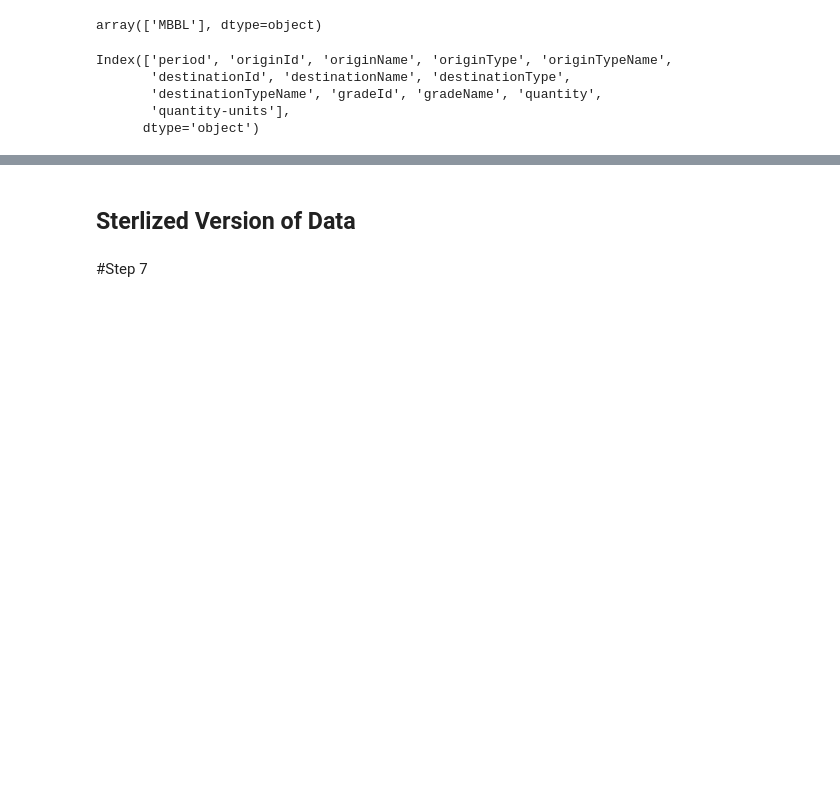
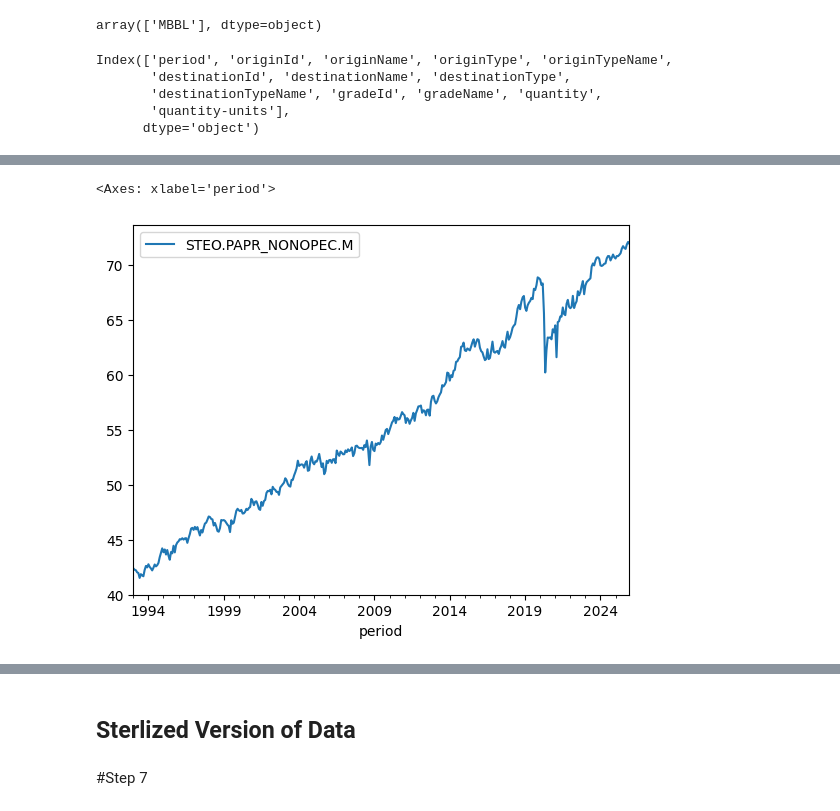
Before and after one commit to pankajti/qtw, a Jupyter notebook: Risk_GWP1.ipynb, the cells around one changed output, grey strips where cells are left out. Drawn from its saved outputs; the diff is of its cells as text; code cells hidden in the pictures; blank space fills up the shorter version.

```diff
--- a/Risk_GWP1.ipynb
+++ b/Risk_GWP1.ipynb
@@ -259,0 +286,5 @@ micro_data['import_url'].gradeId.unique()
+# %%
+macro_data['PAPR_NONOPEC'].plot()
+# %% [output]
+<Axes: xlabel='period'>
+[figure, added]
```
Also changed, not shown: parts of 7 cells of this notebook.
